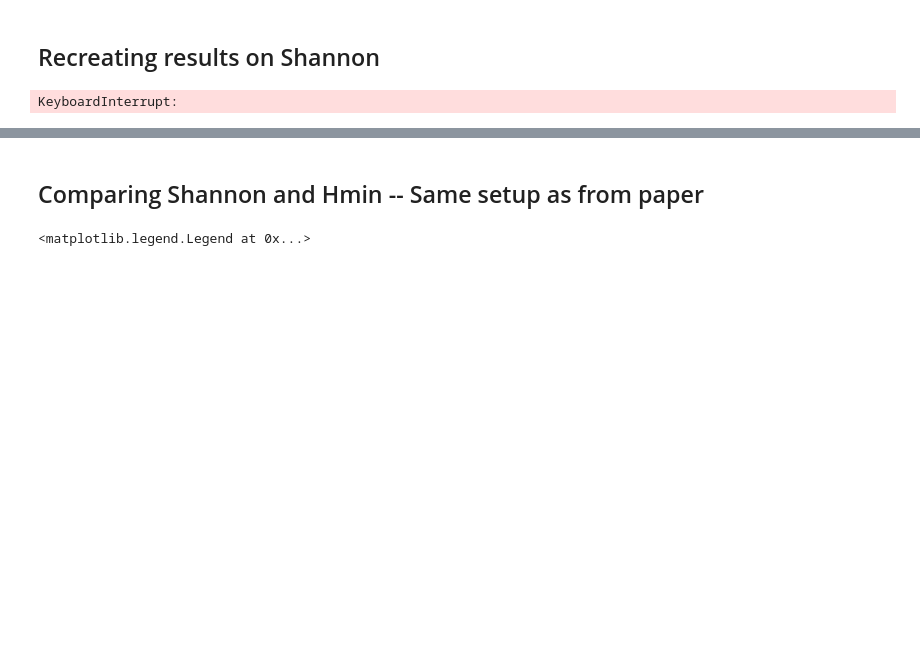
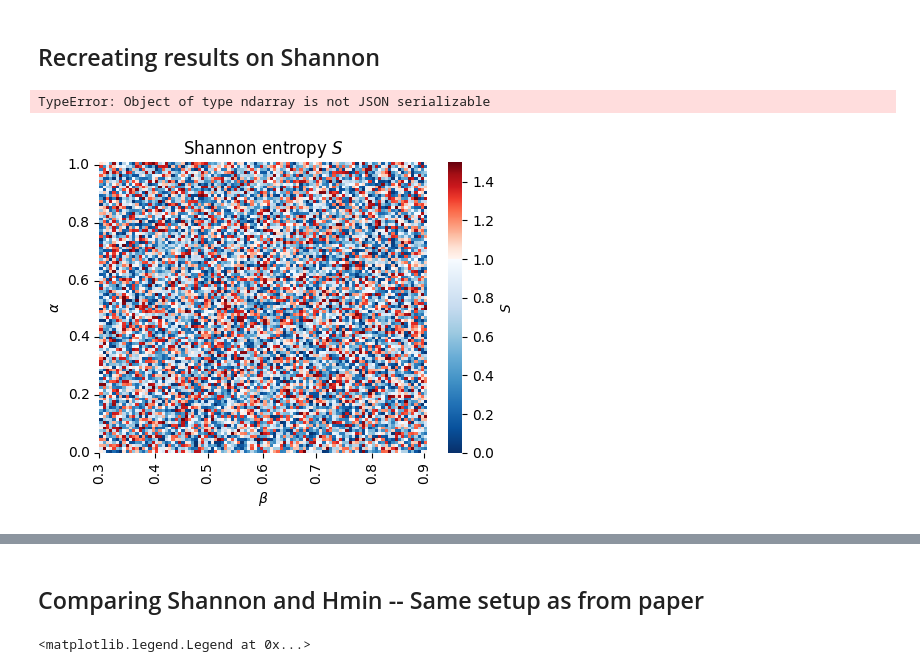
Before and after one commit to thmaoe/Master-thesis-QKD, a Jupyter notebook: results.ipynb, the cells around one changed output, grey strips where cells are left out. Saved outputs shown, nothing was run; the diff lists cells and outputs as text; code cells hidden in the pictures; blank space fills up the shorter version.

```diff
--- a/results.ipynb
+++ b/results.ipynb
@@ -11,16 +11,16 @@ import ShannonEAT
 # %% [markdown]
 ## Recreating results on Shannon
 # %%
-alphas = np.linspace(0.07, 1, 50)
-betas = np.linspace(0.3, 0.9, 50)
-vals = np.zeros((50, 50))
+alphas = np.linspace(0.03, 1, 70)
+betas = np.linspace(0.3, 0.9, 70)
+vals = np.zeros((70, 70))
 res = {'alphas': alphas, 'betas': betas, 'probas': []}
 
-for i in range(50):
-    for j in range(50):
+for i in range(70):
+    for j in range(70):
         a = (alphas[i], betas[j])
         deltas, p = simulation.doSimul(a, 1/2, '3', 100000, 0.94)
-        val = shannonLower.runOpti(deltas, p[0], 1/2, 'Faster', impl=1)
+        val = shannonLower.runOpti(deltas, p[0], 1/2, impl=1)
         vals[i,j] = val
         res['probas'].append(p)
 
@@ -28,4 +28,4 @@ res['vals'] = vals
 with open("Results/Shannon3.json", 'w') as f:
     json.dump(res, f)
 # %% [output]
-KeyboardInterrupt:
+TypeError: Object of type ndarray is not JSON serializable
@@ -35,9 +32,49 @@ yticks = [0.0, 0.2, 0.4, 0.6, 0.8, 1.0]
 # %%
+import numpy as np
+import matplotlib.pyplot as plt
 import seaborn as sns
+from matplotlib.colors import ListedColormap
+from matplotlib import cm
 
-plt.figure()
-ax = sns.heatmap(vals, xticklabels=xticks, yticklabels=yticks, cmap='viridis')
+# Your custom colormap
+n_blues = 400
+n_reds = 200
+top = cm.get_cmap('Blues_r', n_blues)
+bottom = cm.get_cmap('Reds', n_reds)
+newcolors = np.vstack((top(np.linspace(0, 1, n_blues)),
+                       bottom(np.linspace(0, 1, n_reds))))
+newcmp = ListedColormap(newcolors)
+
+# Example data setup (replace with your real data)
+# alphas and betas must match vals.shape
+
+# Ticks
+alpha_ticks = np.arange(0.0, 1.01, 0.2)
+beta_ticks = np.arange(0.3, 0.91, 0.1)
+alpha_tick_indices = [np.abs(alphas - a).argmin() for a in alpha_ticks]
+beta_tick_indices = [np.abs(betas - b).argmin() for b in beta_ticks]
+
+# Plot
+plt.figure(figsize=(5, 4))
+ax = sns.heatmap(vals,
+                 xticklabels=beta_tick_indices,
+                 yticklabels=alpha_tick_indices,
+                 cmap=newcmp,             # pass the actual colormap object here!
+                 vmin=0.0, vmax=1.5,
+                 cbar_kws={'label': '$S$'})
+
+# Tick labels
+ax.set_xticks(beta_tick_indices)
+ax.set_xticklabels([f"{b:.1f}" for b in beta_ticks])
+ax.set_yticks(alpha_tick_indices)
+ax.set_yticklabels([f"{a:.1f}" for a in alpha_ticks])
 ax.invert_yaxis()
-plt.xlabel('Beta')
-plt.ylabel('Alpha')
-plt.title('Heatmap of f(alpha, beta)')
+
+plt.xlabel(r'$\beta$')
+plt.ylabel(r'$\alpha$')
+plt.title(r'Shannon entropy $S$')
+
+plt.tight_layout()
+plt.show()
+# %% [output]
+[figure, added]
```
Also changed, not shown: parts of 18 cells of this notebook, 19 other files.
